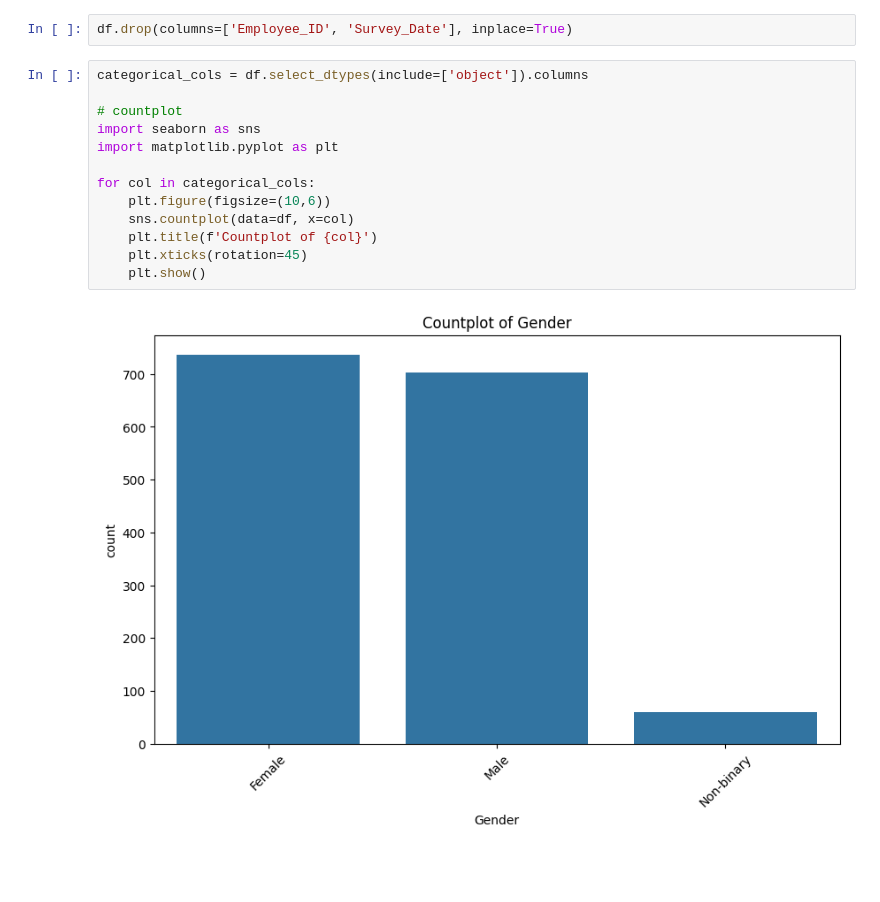
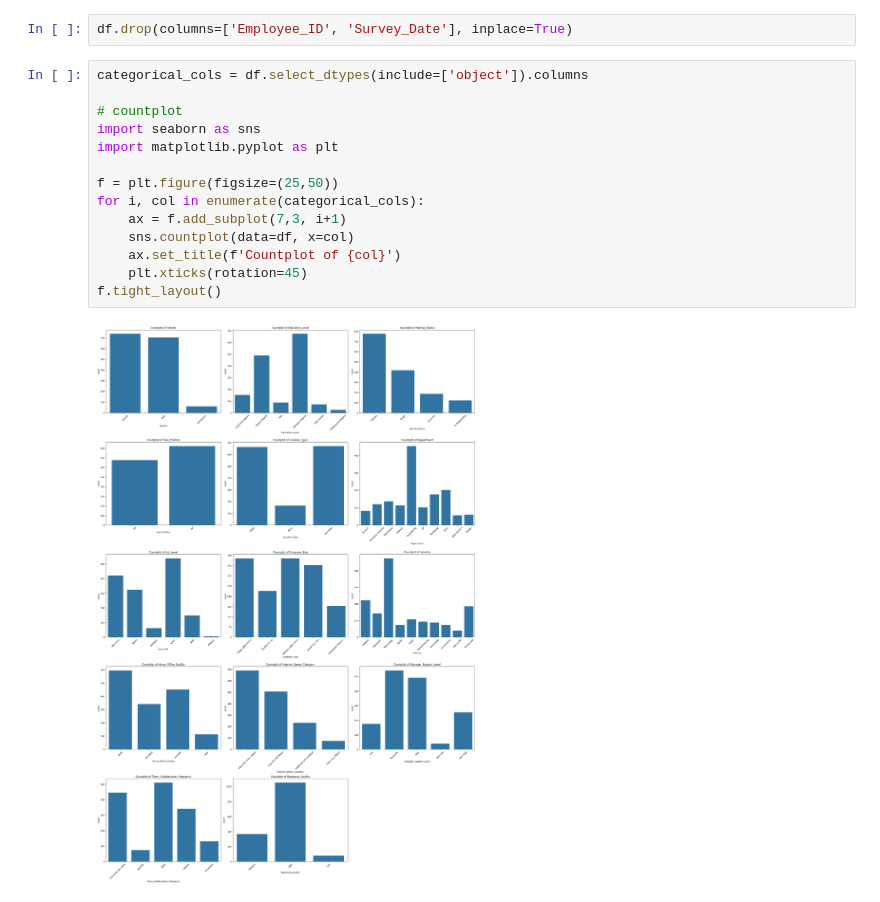
Before and after one commit to EfeDogan/429Project, a Jupyter notebook: new_dataset.ipynb, the cells around one changed output. Drawn from its saved outputs; the diff is of its cells as text; blank space fills up the shorter version.

```diff
--- a/new_dataset.ipynb
+++ b/new_dataset.ipynb
@@ -38,15 +38,16 @@ df.drop(columns=['Employee_ID', 'Survey_Date'], inplace=True)
 # %%
 categorical_cols = df.select_dtypes(include=['object']).columns
 
 # countplot
 import seaborn as sns
 import matplotlib.pyplot as plt
 
-for col in categorical_cols:
-    plt.figure(figsize=(10,6))
+f = plt.figure(figsize=(25,50))
+for i, col in enumerate(categorical_cols):
+    ax = f.add_subplot(7,3, i+1)
     sns.countplot(data=df, x=col)
-    plt.title(f'Countplot of {col}')
+    ax.set_title(f'Countplot of {col}')
     plt.xticks(rotation=45)
-    plt.show()
+f.tight_layout()
 # %% [output]
-[figure, old version]
+[figure, new version]
```
Also changed, not shown: parts of 8 cells of this notebook.
